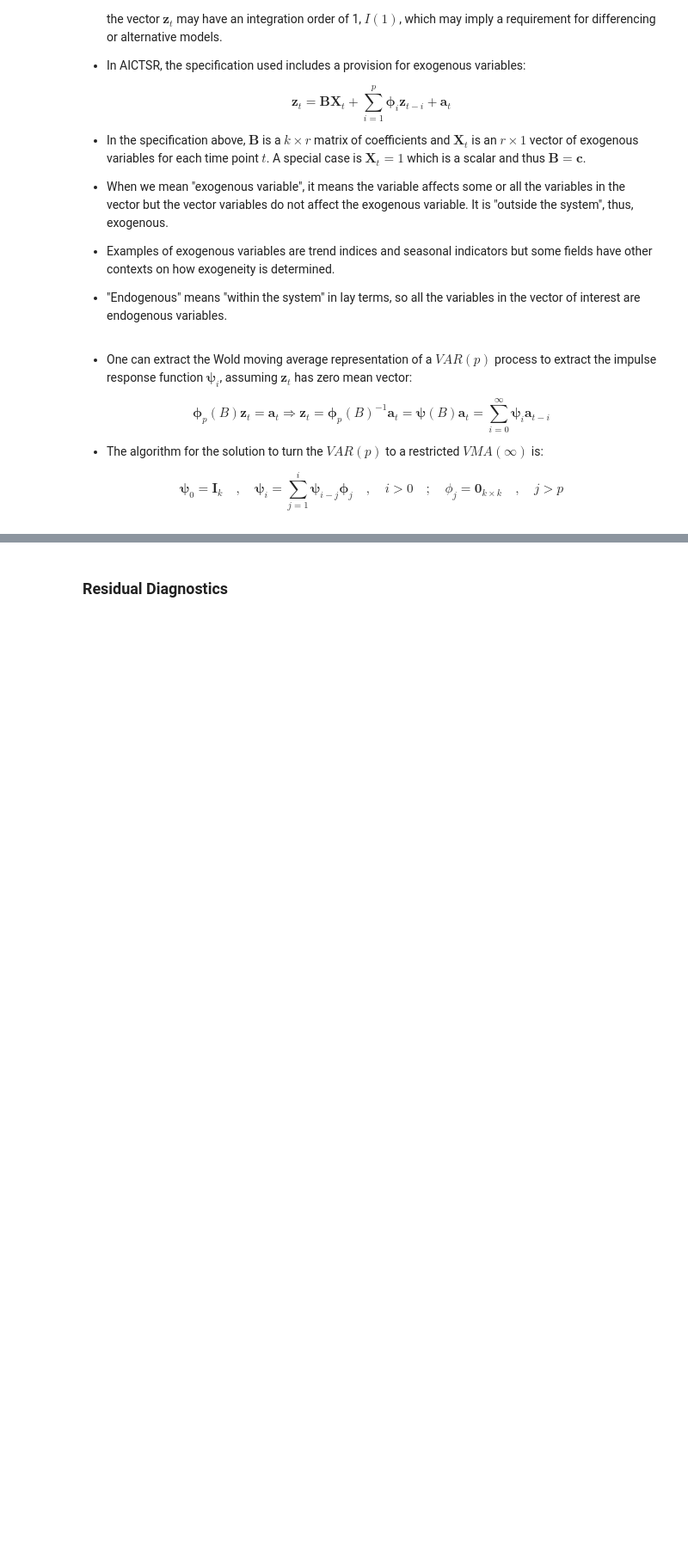
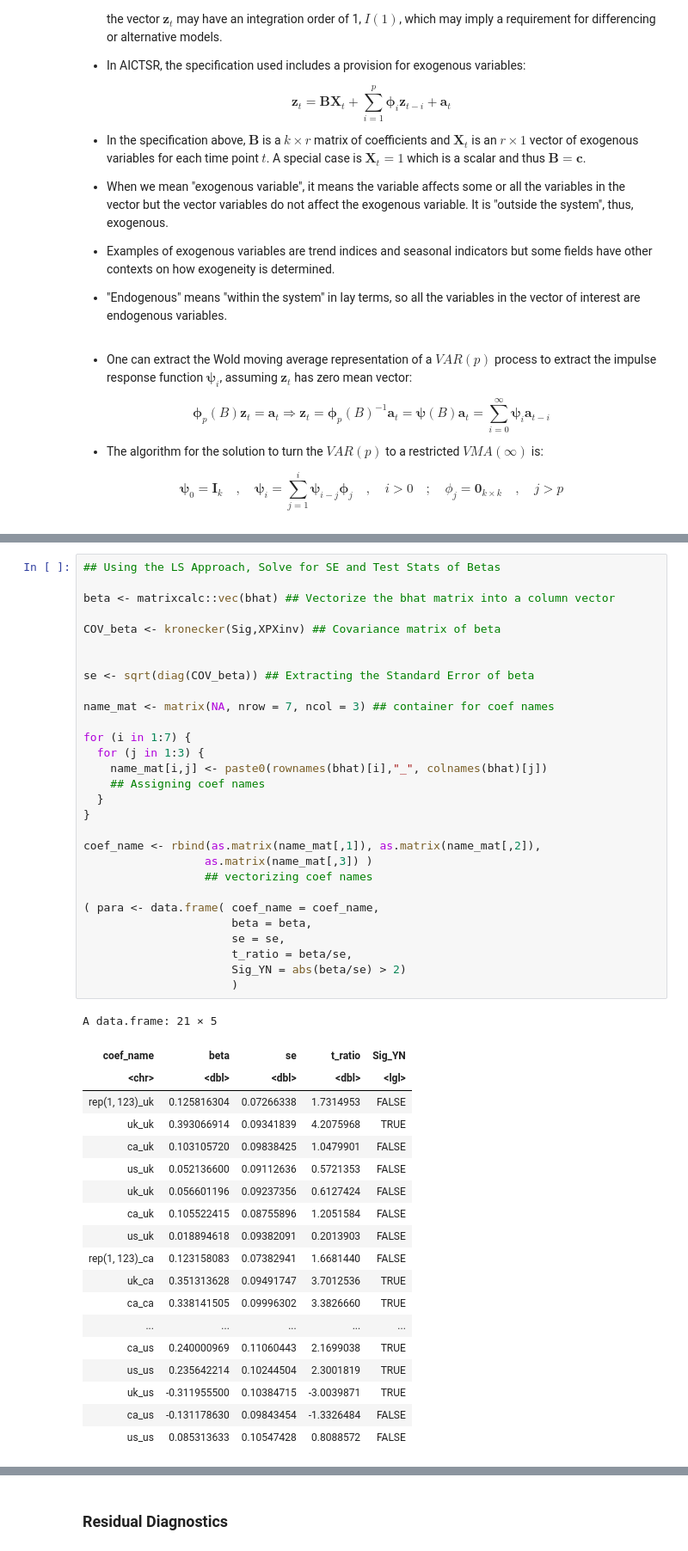
Before and after one commit to pacayton/Stat_268_Advanced_Time_Series_Analysis, a Jupyter notebook: Stat_268_Week_5_Multivariate_Time_Series_Analysis_Part_1.ipynb, the cells around one changed output, grey strips where cells are left out. Shown at 86% size. Saved outputs shown, nothing was run; the diff lists cells and outputs as text; blank space fills up the shorter version.

```diff
--- a/Stat_268_Week_5_Multivariate_Time_Series_Analysis_Part_1.ipynb
+++ b/Stat_268_Week_5_Multivariate_Time_Series_Analysis_Part_1.ipynb
@@ -421,0 +585,49 @@ To facilita
+# %%
+## Using the LS Approach, Solve for SE and Test Stats of Betas
+
+beta <- matrixcalc::vec(bhat) ## Vectorize the bhat matrix into a column vector
+
+COV_beta <- kronecker(Sig,XPXinv) ## Covariance matrix of beta
+
+
+se <- sqrt(diag(COV_beta)) ## Extracting the Standard Error of beta
+
+name_mat <- matrix(NA, nrow = 7, ncol = 3) ## container for coef names
+
+for (i in 1:7) {
+  for (j in 1:3) {
+    name_mat[i,j] <- paste0(rownames(bhat)[i],"_", colnames(bhat)[j])
+    ## Assigning coef names
+  }
+}
+
+coef_name <- rbind(as.matrix(name_mat[,1]), as.matrix(name_mat[,2]),
+                  as.matrix(name_mat[,3]) )
+                  ## vectorizing coef names
+
+( para <- data.frame( coef_name = coef_name,
+                      beta = beta,
+                      se = se,
+                      t_ratio = beta/se,
+                      Sig_YN = abs(beta/se) > 2)
+                      )
+# %% [output]
+A data.frame: 21 × 5
+| coef_name | beta | se | t_ratio | Sig_YN |
+| <chr> | <dbl> | <dbl> | <dbl> | <lgl> |
+| rep(1, 123)_uk | 0.125816304 | 0.07266338 | 1.7314953 | FALSE |
+| uk_uk | 0.393066914 | 0.09341839 | 4.2075968 | TRUE |
+| ca_uk | 0.103105720 | 0.09838425 | 1.0479901 | FALSE |
+| us_uk | 0.052136600 | 0.09112636 | 0.5721353 | FALSE |
+| uk_uk | 0.056601196 | 0.09237356 | 0.6127424 | FALSE |
+| ca_uk | 0.105522415 | 0.08755896 | 1.2051584 | FALSE |
+| us_uk | 0.018894618 | 0.09382091 | 0.2013903 | FALSE |
+| rep(1, 123)_ca | 0.123158083 | 0.07382941 | 1.6681440 | FALSE |
+| uk_ca | 0.351313628 | 0.09491747 | 3.7012536 | TRUE |
+| ca_ca | 0.338141505 | 0.09996302 | 3.3826660 | TRUE |
+| ... | ... | ... | ... | ... |
+| ca_us | 0.240000969 | 0.11060443 | 2.1699038 | TRUE |
+| us_us | 0.235642214 | 0.10244504 | 2.3001819 | TRUE |
+| uk_us | -0.311955500 | 0.10384715 | -3.0039871 | TRUE |
+| ca_us | -0.131178630 | 0.09843454 | -1.3326484 | FALSE |
+| us_us | 0.085313633 | 0.10547428 | 0.8088572 | FALSE |
```
Also changed, not shown: parts of 15 cells of this notebook.
